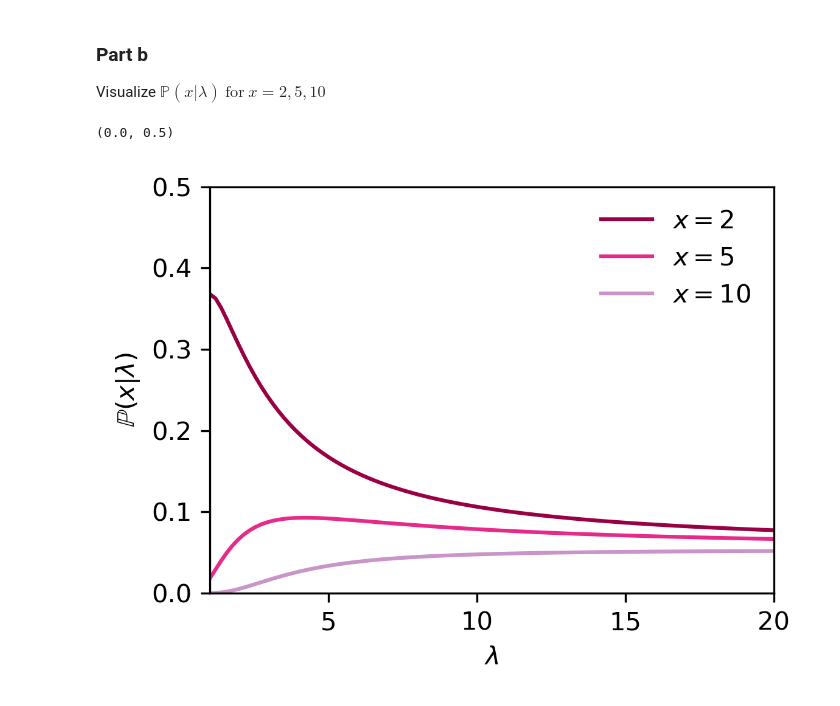
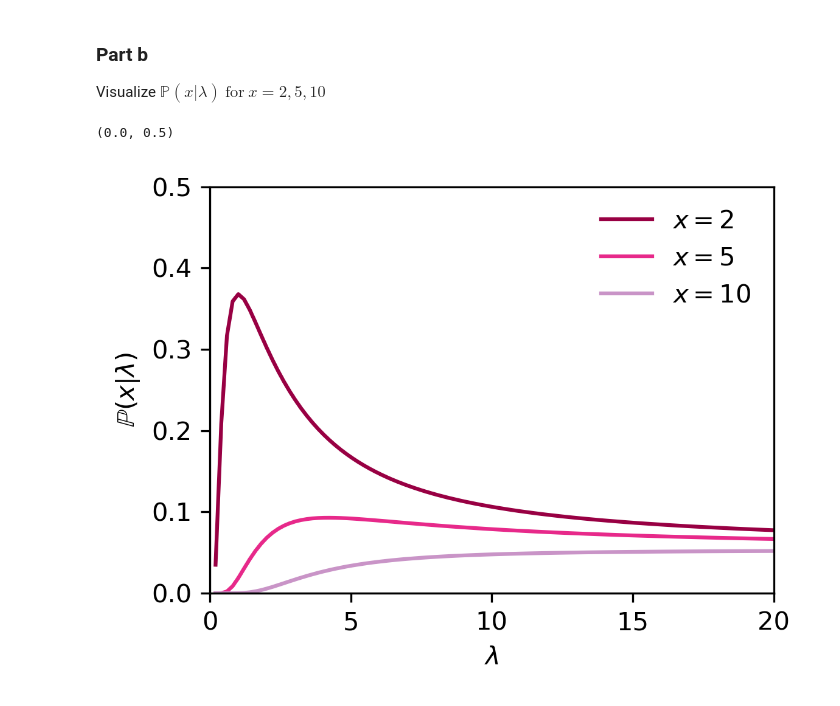
Before and after one commit to bKeungAuyeung/MSTA-HW3, a Jupyter notebook: bAuyeung_L3_MSTA.ipynb, the cells around one changed output. Drawn from its saved outputs; the diff is of its cells as text; code cells hidden in the pictures.

```diff
--- a/bAuyeung_L3_MSTA.ipynb
+++ b/bAuyeung_L3_MSTA.ipynb
@@ -392,17 +389,17 @@ plt.ylim(0, 0.5)
 
 Visualize $ \mathbb{P}(x|\lambda) \ \text{for} \  x = 2, 5, 10 $
 # %%
-lamb_axis = np.linspace(1, 20, 100) # define lambda values for visualization
+lamb_axis = np.linspace(0, 20, 100) # define lambda values for visualization
 x = np.array([2,5,10])
 fig, ax = subplots(figsize=(4, 3), dpi=300, tight_layout=True)
 
 for index, value in enumerate(x):
     ax.plot(lamb_axis, likelihood(value, lamb_axis, x, lamb_axis), label=f'$x = {value}$', color=colors[index]) # plot likelihood for each lambda value
 plt.xlabel('$\\lambda$')
 plt.ylabel('$\\mathbb{P}(x|\\lambda)$')
 plt.legend(frameon = False, loc = 'best')
-plt.xlim(1, 20)
+plt.xlim(0, 20)
 plt.ylim(0, 0.5)
 # %% [output]
 (0.0, 0.5)
-[figure, old version]
+[figure, new version]
```
Also changed, not shown: parts of 3 cells of this notebook.
